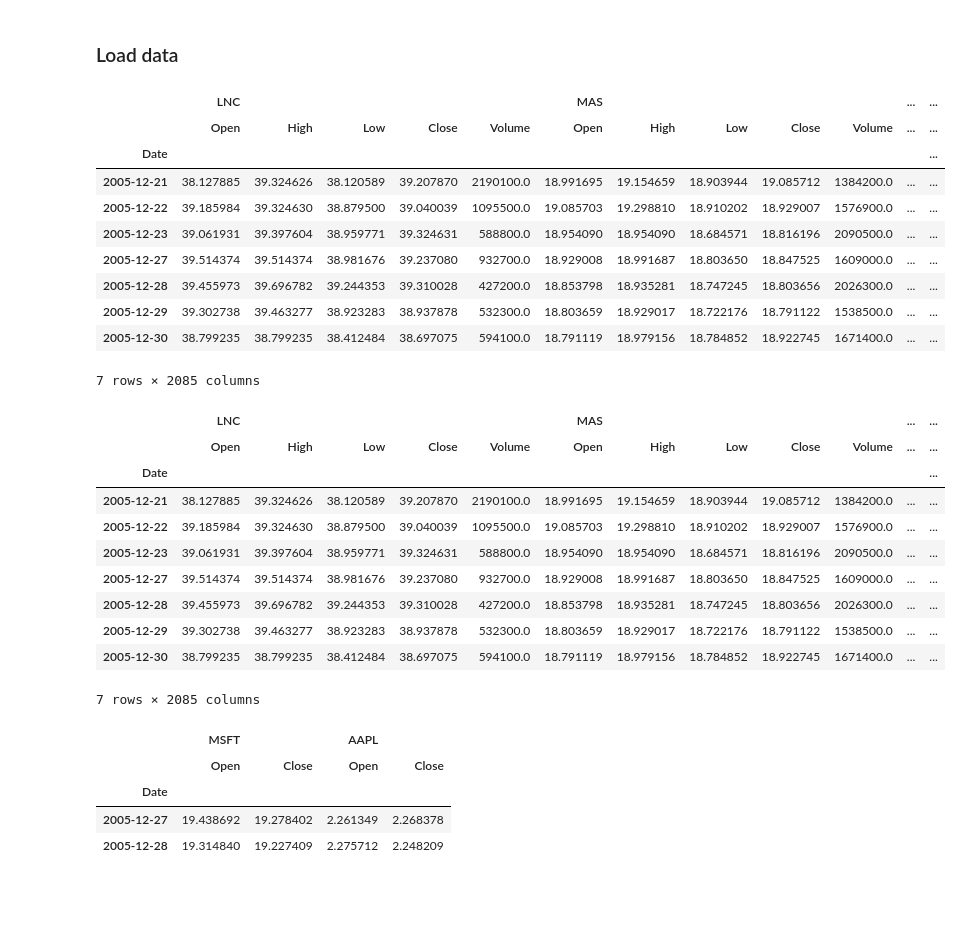
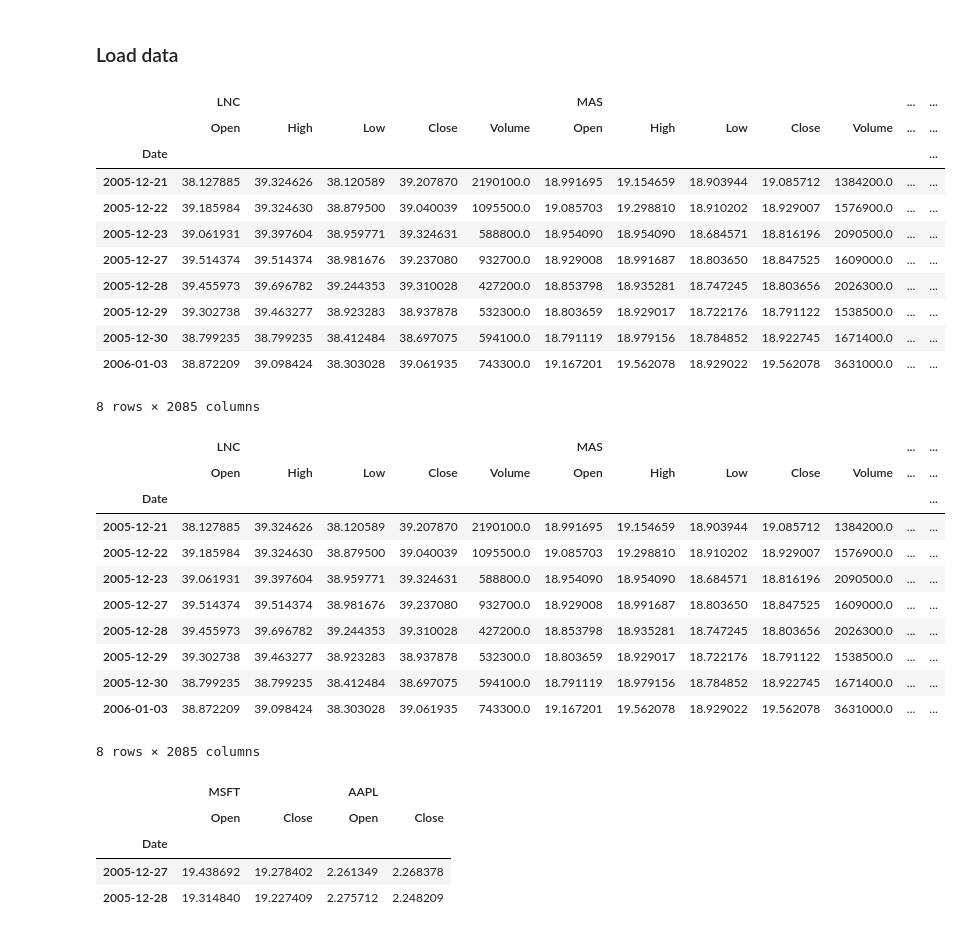
Before and after one commit to langflow-ai/wavy, a Jupyter notebook: notebooks/panel.ipynb, the cells around one changed output. Saved outputs shown, nothing was run; the diff lists cells and outputs as text; code cells hidden in the pictures; blank space fills up the shorter version.

```diff
--- a/notebooks/panel.ipynb
+++ b/notebooks/panel.ipynb
@@ -10,20 +10,21 @@ import pandas as pd
 ### Load data
 # %%
 data_pd = pd.read_pickle('processed.pkl')
-data_pd = data_pd.iloc[0:7,:]
+data_pd = data_pd.iloc[0:8,:]
 data_pd
 # %% [output]
 |  | LNC |  |  |  |  | MAS |  |  |  |  | ... | ... |
 |  | Open | High | Low | Close | Volume | Open | High | Low | Close | Volume | ... | ... |
 | Date |  |  |  |  |  |  |  |  |  |  |  | ... |
 | 2005-12-21 | 38.127885 | 39.324626 | 38.120589 | 39.207870 | 2190100.0 | 18.991695 | 19.154659 | 18.903944 | 19.085712 | 1384200.0 | ... | ... |
 | 2005-12-22 | 39.185984 | 39.324630 | 38.879500 | 39.040039 | 1095500.0 | 19.085703 | 19.298810 | 18.910202 | 18.929007 | 1576900.0 | ... | ... |
 | 2005-12-23 | 39.061931 | 39.397604 | 38.959771 | 39.324631 | 588800.0 | 18.954090 | 18.954090 | 18.684571 | 18.816196 | 2090500.0 | ... | ... |
 | 2005-12-27 | 39.514374 | 39.514374 | 38.981676 | 39.237080 | 932700.0 | 18.929008 | 18.991687 | 18.803650 | 18.847525 | 1609000.0 | ... | ... |
 | 2005-12-28 | 39.455973 | 39.696782 | 39.244353 | 39.310028 | 427200.0 | 18.853798 | 18.935281 | 18.747245 | 18.803656 | 2026300.0 | ... | ... |
 | 2005-12-29 | 39.302738 | 39.463277 | 38.923283 | 38.937878 | 532300.0 | 18.803659 | 18.929017 | 18.722176 | 18.791122 | 1538500.0 | ... | ... |
 | 2005-12-30 | 38.799235 | 38.799235 | 38.412484 | 38.697075 | 594100.0 | 18.791119 | 18.979156 | 18.784852 | 18.922745 | 1671400.0 | ... | ... |
+| 2006-01-03 | 38.872209 | 39.098424 | 38.303028 | 39.061935 | 743300.0 | 19.167201 | 19.562078 | 18.929022 | 19.562078 | 3631000.0 | ... | ... |
-7 rows × 2085 columns
+8 rows × 2085 columns
 # %%
 datablock = from_dataframe(data_pd)
 datablock
@@ -38,7 +39,8 @@ datablock
 | 2005-12-28 | 39.455973 | 39.696782 | 39.244353 | 39.310028 | 427200.0 | 18.853798 | 18.935281 | 18.747245 | 18.803656 | 2026300.0 | ... | ... |
 | 2005-12-29 | 39.302738 | 39.463277 | 38.923283 | 38.937878 | 532300.0 | 18.803659 | 18.929017 | 18.722176 | 18.791122 | 1538500.0 | ... | ... |
 | 2005-12-30 | 38.799235 | 38.799235 | 38.412484 | 38.697075 | 594100.0 | 18.791119 | 18.979156 | 18.784852 | 18.922745 | 1671400.0 | ... | ... |
+| 2006-01-03 | 38.872209 | 39.098424 | 38.303028 | 39.061935 | 743300.0 | 19.167201 | 19.562078 | 18.929022 | 19.562078 | 3631000.0 | ... | ... |
-7 rows × 2085 columns
+8 rows × 2085 columns
 # %%
 datablock = datablock.filter(assets=['MSFT', 'AAPL'], channels=['Open', 'Close'])
 # %%
```
Also changed, not shown: parts of 28 cells of this notebook, 9 other files.
